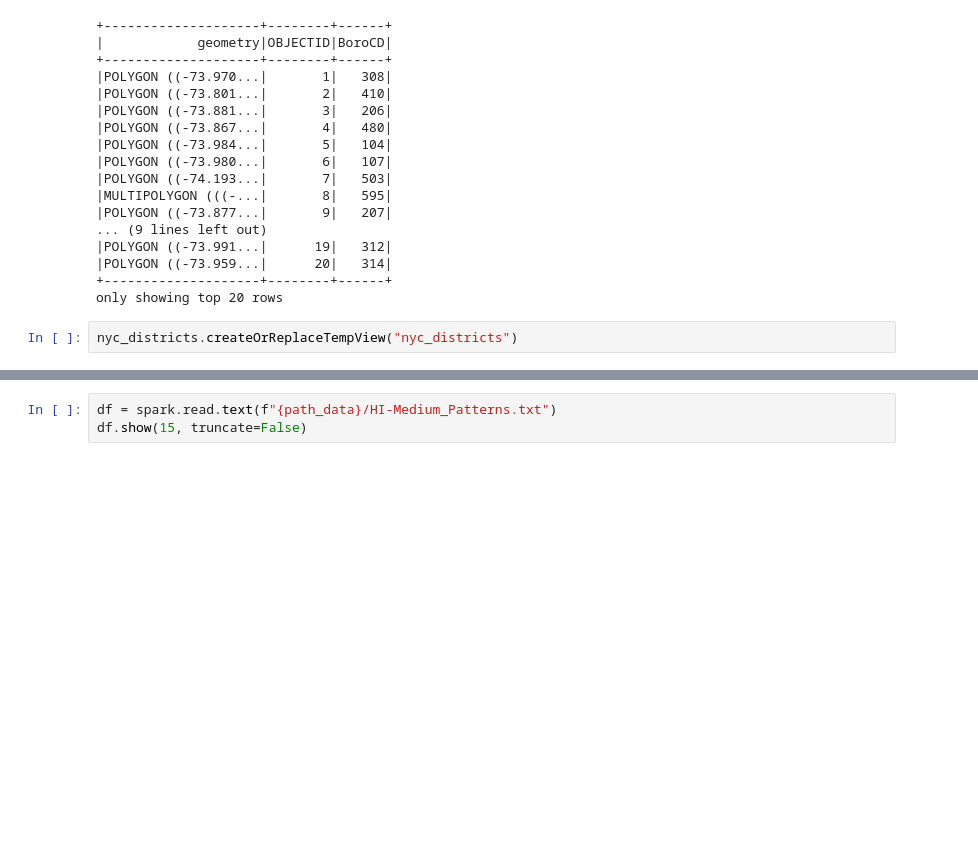
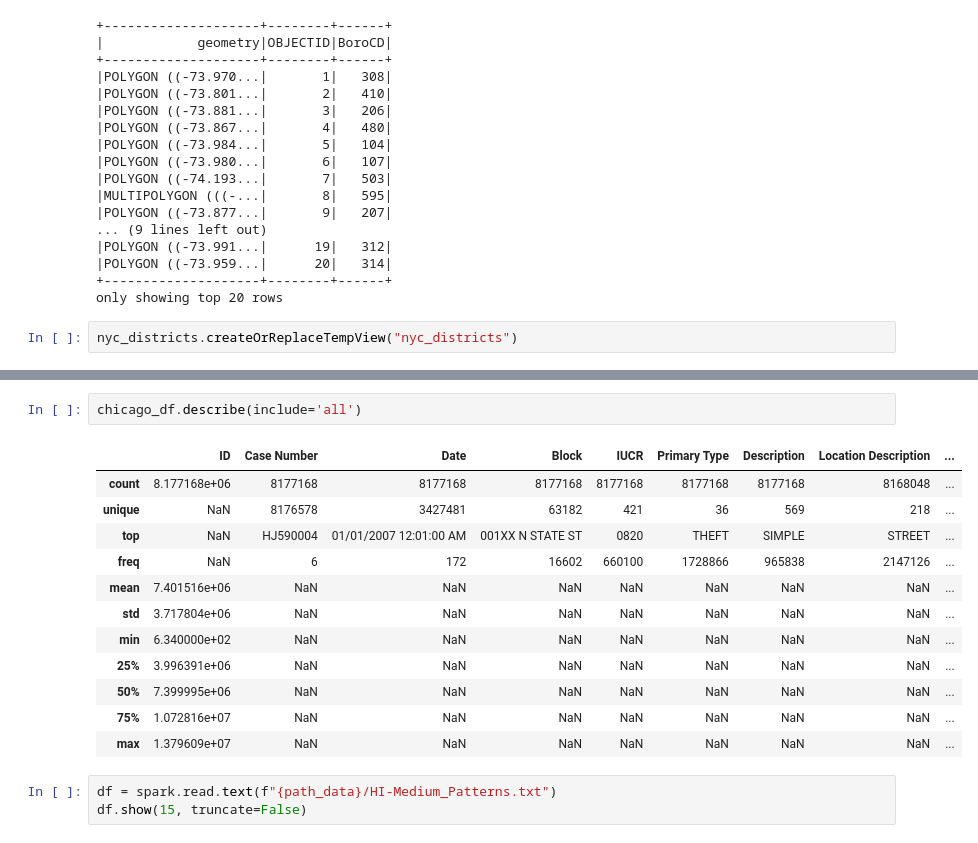
Before and after one commit to ElizabethSeth/Airflow, a Jupyter notebook: notebooks/sparkdev.ipynb, the cells around one changed output, grey strips where cells are left out. Cells and saved outputs as stored; diff of their text form; blank space fills up the shorter version.

```diff
--- a/notebooks/sparkdev.ipynb
+++ b/notebooks/sparkdev.ipynb
@@ -343,3 +614,18 @@ only showing top 5 rows
+# %%
+chicago_df.describe(include='all')
+# %% [output]
+|  | ID | Case Number | Date | Block | IUCR | Primary Type | Description | Location Description | ... |
+| count | 8.177168e+06 | 8177168 | 8177168 | 8177168 | 8177168 | 8177168 | 8177168 | 8168048 | ... |
+| unique | NaN | 8176578 | 3427481 | 63182 | 421 | 36 | 569 | 218 | ... |
+| top | NaN | HJ590004 | 01/01/2007 12:01:00 AM | 001XX N STATE ST | 0820 | THEFT | SIMPLE | STREET | ... |
+| freq | NaN | 6 | 172 | 16602 | 660100 | 1728866 | 965838 | 2147126 | ... |
+| mean | 7.401516e+06 | NaN | NaN | NaN | NaN | NaN | NaN | NaN | ... |
+| std | 3.717804e+06 | NaN | NaN | NaN | NaN | NaN | NaN | NaN | ... |
+| min | 6.340000e+02 | NaN | NaN | NaN | NaN | NaN | NaN | NaN | ... |
+| 25% | 3.996391e+06 | NaN | NaN | NaN | NaN | NaN | NaN | NaN | ... |
+| 50% | 7.399995e+06 | NaN | NaN | NaN | NaN | NaN | NaN | NaN | ... |
+| 75% | 1.072816e+07 | NaN | NaN | NaN | NaN | NaN | NaN | NaN | ... |
+| max | 1.379609e+07 | NaN | NaN | NaN | NaN | NaN | NaN | NaN | ... |
 # %%
 df = spark.read.text(f"{path_data}/HI-Medium_Patterns.txt")
 df.show(15, truncate=False)
```
Also changed, not shown: parts of 24 cells of this notebook, 15 other files.
